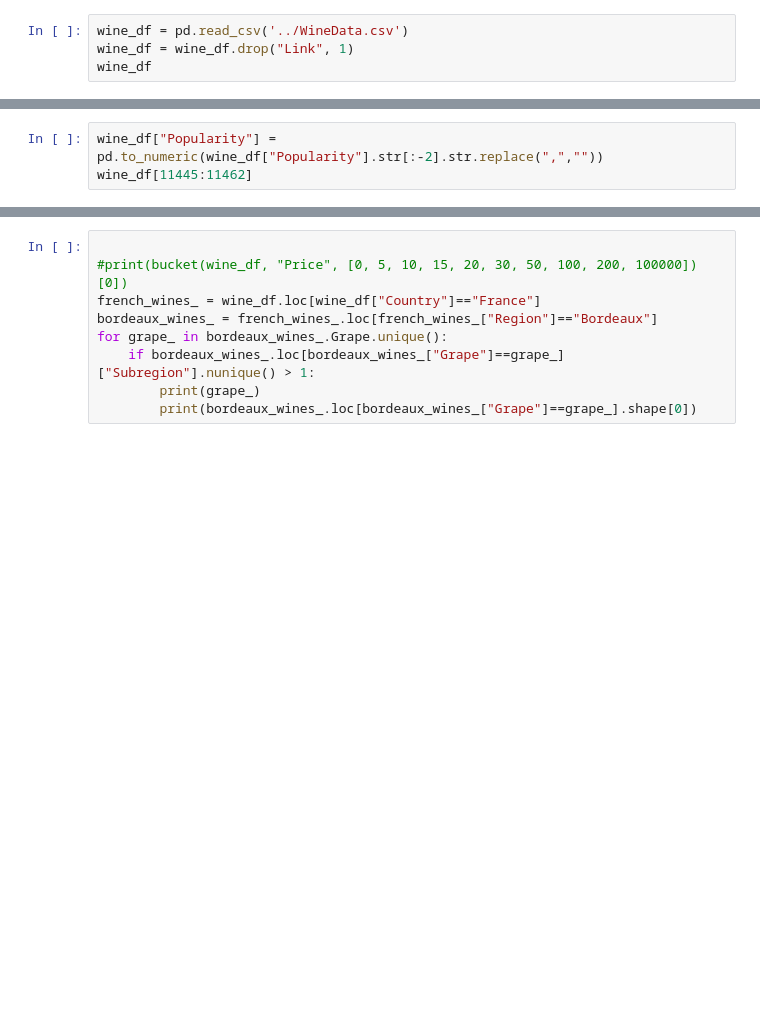
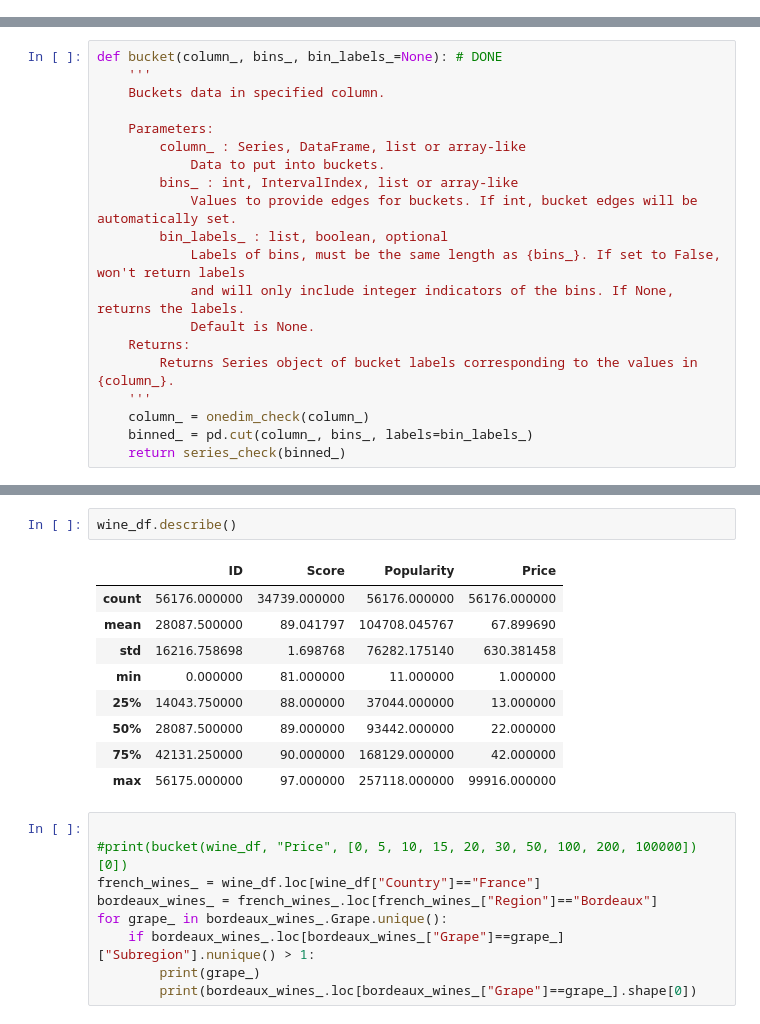
Before and after one commit to ParthivNaresh/ML_Library, a Jupyter notebook: ML_API.ipynb, the cells around one changed output, grey strips where cells are left out. Cells and saved outputs as stored; diff of their text form; blank space fills up the shorter version.

```diff
--- a/ML_API.ipynb
+++ b/ML_API.ipynb
@@ -557,4 +0,0 @@ def single_dist(df_, vars_=None, type_=0, hue_=None):
-# %%
-wine_df = pd.read_csv('../WineData.csv')
-wine_df = wine_df.drop("Link", 1)
-wine_df
@@ -575,3 +0,0 @@ wine_df
-# %%
-wine_df["Popularity"] = pd.to_numeric(wine_df["Popularity"].str[:-2].str.replace(",",""))
-wine_df[11445:11462]
@@ -596,0 +328,20 @@ wine_df[11445:11462]
+# %%
+def bucket(column_, bins_, bin_labels_=None): # DONE
+    '''
+    Buckets data in specified column.
+
+    Parameters:
+        column_ : Series, DataFrame, list or array-like
+            Data to put into buckets.
+        bins_ : int, IntervalIndex, list or array-like
+            Values to provide edges for buckets. If int, bucket edges will be automatically set.
+        bin_labels_ : list, boolean, optional
+            Labels of bins, must be the same length as {bins_}. If set to False, won't return labels
+            and will only include integer indicators of the bins. If None, returns the labels.
+            Default is None.
+    Returns:
+        Returns Series object of bucket labels corresponding to the values in {column_}.
+    '''
+    column_ = onedim_check(column_)
+    binned_ = pd.cut(column_, bins_, labels=bin_labels_)
+    return series_check(binned_)
@@ -616,6 +708,18 @@ wine_df[11445:11462]
 | 11459 | 11459 | Dominique Laurent Les Lys, Chabli... | Burgundy | Chablis | Chablis Premier Cru | Chablis Les Lys | Chardonnay | NaN | 257118 | 47 | ... |
 | 11460 | 11460 | Domaine Pinson Freres Mont de Mil... | Burgundy | Chablis | Chablis Premier Cru | Chablis Mont de Milieu | Chardonnay | 91.0 | 9091 | 37 | ... |
 | 11461 | 11461 | La Chablisienne Mont de Milieu, C... | Burgundy | Chablis | Chablis Premier Cru | Chablis Mont de Milieu | Chardonnay | 91.0 | 13020 | 28 | ... |
+# %%
+wine_df.describe()
+# %% [output]
+|  | ID | Score | Popularity | Price |
+| count | 56176.000000 | 34739.000000 | 56176.000000 | 56176.000000 |
+| mean | 28087.500000 | 89.041797 | 104708.045767 | 67.899690 |
+| std | 16216.758698 | 1.698768 | 76282.175140 | 630.381458 |
+| min | 0.000000 | 81.000000 | 11.000000 | 1.000000 |
+| 25% | 14043.750000 | 88.000000 | 37044.000000 | 13.000000 |
+| 50% | 28087.500000 | 89.000000 | 93442.000000 | 22.000000 |
+| 75% | 42131.250000 | 90.000000 | 168129.000000 | 42.000000 |
+| max | 56175.000000 | 97.000000 | 257118.000000 | 99916.000000 |
 # %%
 
 #print(bucket(wine_df, "Price", [0, 5, 10, 15, 20, 30, 50, 100, 200, 100000])[0])
```
Also changed, not shown: parts of 40 cells of this notebook.
